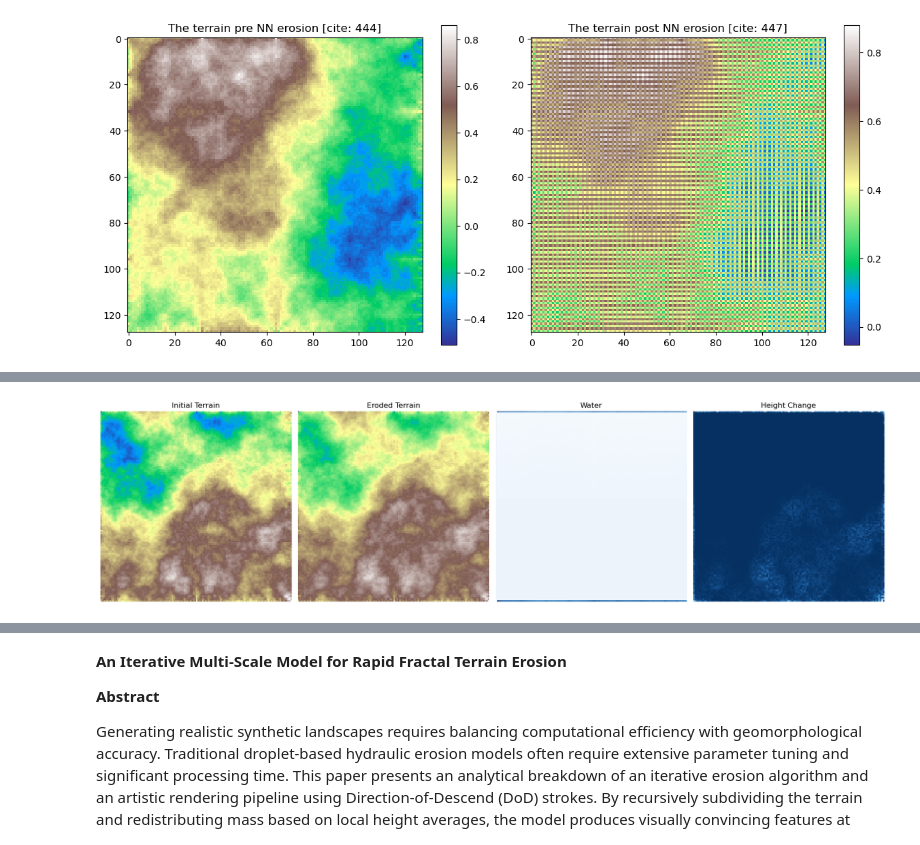
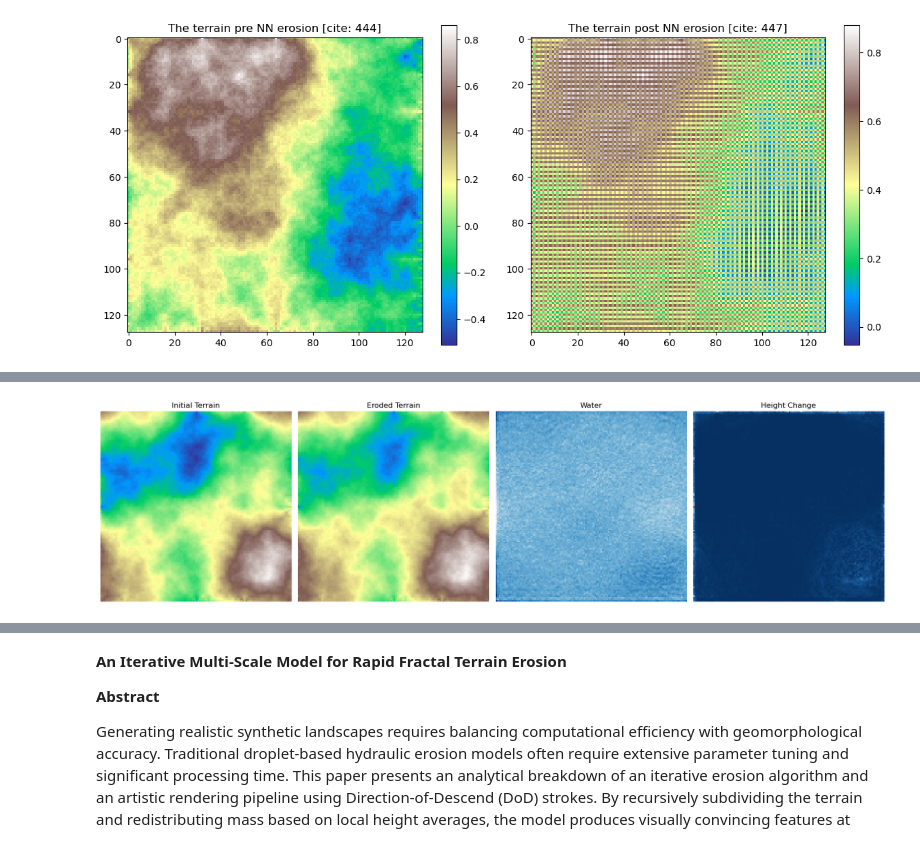
Before and after one commit to Unilmalas/FractalErosion, a Jupyter notebook: snippets 68.ipynb, the cells around one changed output, grey strips where cells are left out. Drawn from its saved outputs; the diff is of its cells as text; code cells hidden in the pictures.

```diff
--- a/snippets 68.ipynb
+++ b/snippets 68.ipynb
@@ -3246,7 +3246,7 @@ import torch
 import numpy as np
 import random
 
-def generate_fractal_terrain(size=128, roughness=0.5, device=device):
+def generate_fractal_terrain(size=128, roughness=0.5):
     # Diamond-Square typically needs (2^n + 1)
     # We will generate for 129 and crop to 128
     grid_size = size + 1
@@ -3494,7 +3494,7 @@ size = 128
 #terrain += 0.05 * torch.rand_like(terrain)
 #terrain = terrain.clamp(0, 1)
 
-terrain = generate_fractal_terrain(size=size, roughness=0.6, device=device)
+terrain = generate_fractal_terrain(size=size, roughness=0.5)
 
 
 # -------------------------
@@ -3568 +3568 @@ Epoch 180, Loss: 0.002021
-[figure, old version]
+[figure, new version]
```
Also changed, not shown: parts of 4 cells of this notebook.
